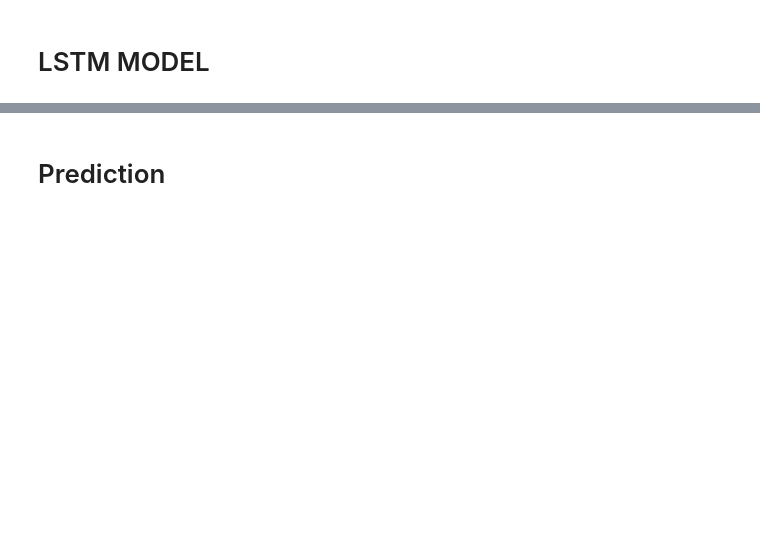
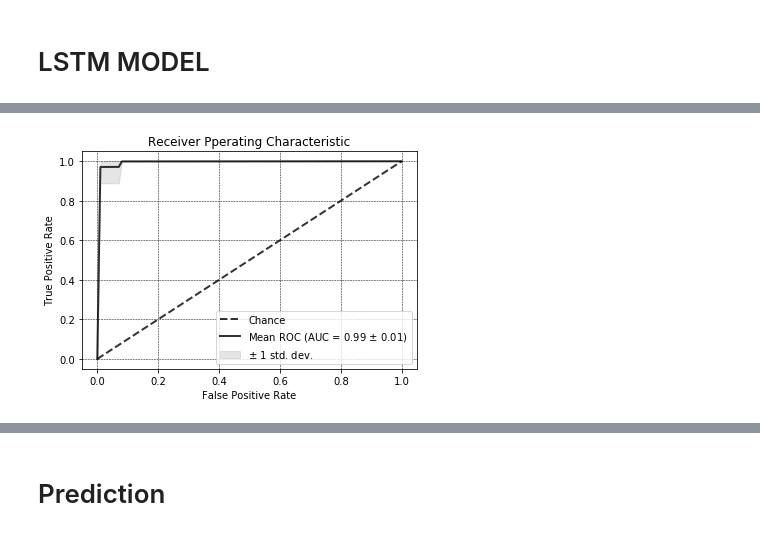
Before and after one commit to gdparra/Detecting_Attacks_using_Distributed_DL, a Jupyter notebook: 3_Back_End_LSTM_Detection_Module-V3.ipynb, the cells around one changed output, grey strips where cells are left out. Cells and saved outputs as stored; diff of their text form; code cells hidden in the pictures; blank space fills up the shorter version.

```diff
--- a/3_Back_End_LSTM_Detection_Module-V3.ipynb
+++ b/3_Back_End_LSTM_Detection_Module-V3.ipynb
@@ -263,2 +265,40 @@ Epoch 5/30
+# %%
+
+from keras.models import load_model
+model.save(dir1+'mirai_udpplain_model.h5')
+
+
+%matplotlib inline
+#########################################################################
+# Plot ROC
+plt.plot([0, 1], [0, 1], linestyle='--', lw=2, color='r',
+         label='Chance', alpha=.8)
+
+mean_tpr = np.mean(tprs, axis=0)
+mean_tpr[-1] = 1.0
+mean_auc = auc(mean_fpr, mean_tpr)
+std_auc = np.std(aucs)
+plt.plot(mean_fpr, mean_tpr, color='b',
+         label=r'Mean ROC (AUC = %0.2f $\pm$ %0.2f)' % (mean_auc, std_auc),
+         lw=2, alpha=.8)
+
+std_tpr = np.std(tprs, axis=0)
+tprs_upper = np.minimum(mean_tpr + std_tpr, 1)
+tprs_lower = np.maximum(mean_tpr - std_tpr, 0)
+plt.fill_between(mean_fpr, tprs_lower, tprs_upper, color='grey', alpha=.2,
+                 label=r'$\pm$ 1 std. dev.')
+
+plt.xlim([-0.05, 1.05])
+plt.ylim([-0.05, 1.05])
+plt.xlabel('False Positive Rate')
+plt.ylabel('True Positive Rate')
+plt.title('Receiver Pperating Characteristic')
+plt.legend(loc="lower right")
+plt.grid(which='major', linestyle='--', linewidth='0.5', color='black')
+#plt.grid(which='minor', linestyle=':', linewidth='0.5', color='black')
+plt.savefig('ROC_all_malicious.png')
+plt.show()
+# %% [output]
+[figure, added]
 # %%
 model.summary()
```
Also changed, not shown: parts of 18 cells of this notebook, 9 other files.
